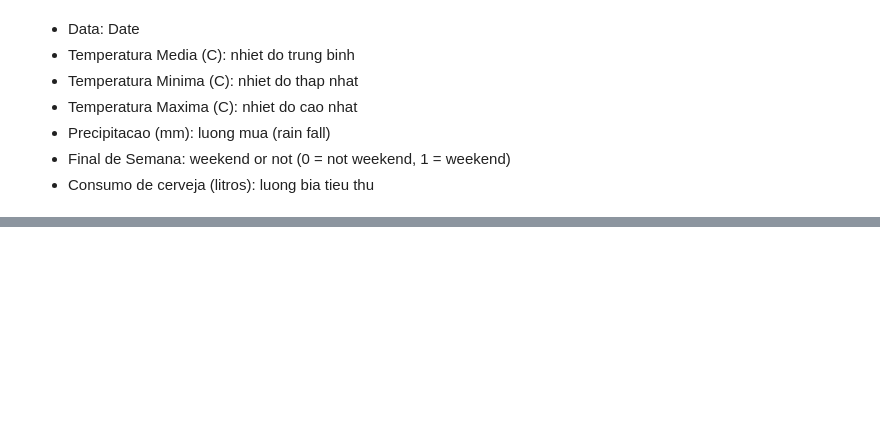
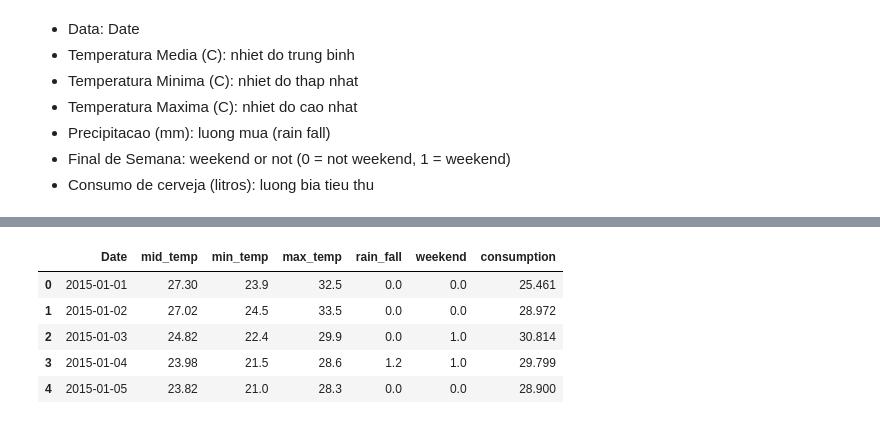
Before and after one commit to chuongnm/Python_lectures_for_data_analysts_designed_by_Chuong_Nguyen, a Jupyter notebook: Lecture_04/Homework/Hw_linear_model.ipynb, the cells around one changed output, grey strips where cells are left out. Saved outputs shown, nothing was run; the diff lists cells and outputs as text; code cells hidden in the pictures; blank space fills up the shorter version.

```diff
--- a/Lecture_04/Homework/Hw_linear_model.ipynb
+++ b/Lecture_04/Homework/Hw_linear_model.ipynb
@@ -30,0 +55,3 @@ memory usage: 51.6+ KB
+# %%
+beer_consumption["mid_temp"] = beer_consumption["mid_temp"].str.replace(',', '.')
+beer_consumption["mid_temp"] = beer_consumption["mid_temp"].astype(float)
@@ -30,0 +67,9 @@ memory usage: 51.6+ KB
+# %%
+beer_consumption.head()
+# %% [output]
+|  | Date | mid_temp | min_temp | max_temp | rain_fall | weekend | consumption |
+| 0 | 2015-01-01 | 27.30 | 23.9 | 32.5 | 0.0 | 0.0 | 25.461 |
+| 1 | 2015-01-02 | 27.02 | 24.5 | 33.5 | 0.0 | 0.0 | 28.972 |
+| 2 | 2015-01-03 | 24.82 | 22.4 | 29.9 | 0.0 | 1.0 | 30.814 |
+| 3 | 2015-01-04 | 23.98 | 21.5 | 28.6 | 1.2 | 1.0 | 29.799 |
+| 4 | 2015-01-05 | 23.82 | 21.0 | 28.3 | 0.0 | 0.0 | 28.900 |
```
Also changed, not shown: parts of 17 cells of this notebook, 10 other files.
